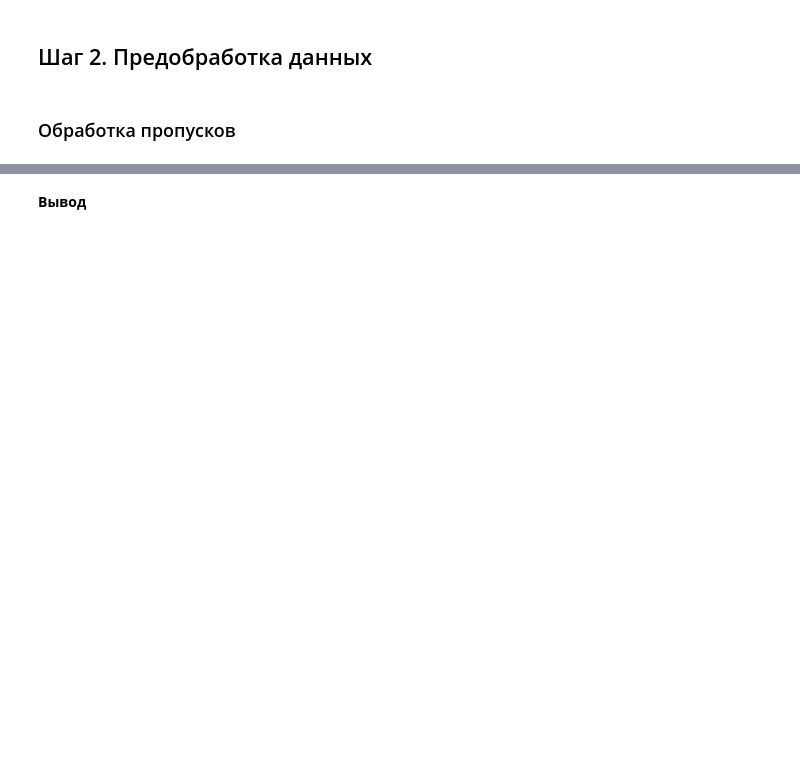
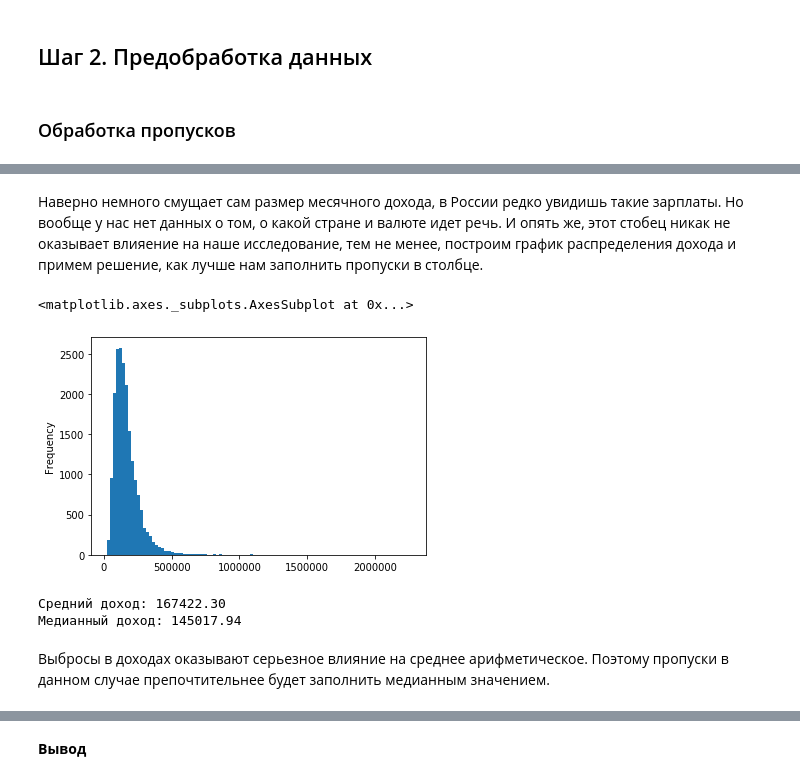
Before and after one commit to mazor86/praktikum_data_science, a Jupyter notebook: sprint_03/mazor86_sprint_03.ipynb, the cells around one changed output, grey strips where cells are left out. Cells and saved outputs as stored; diff of their text form; code cells hidden in the pictures; blank space fills up the shorter version.

```diff
--- a/sprint_03/mazor86_sprint_03.ipynb
+++ b/sprint_03/mazor86_sprint_03.ipynb
@@ -6,3 +9,13 @@
 Результаты исследования будут учтены при построении модели **кредитного скоринга** — специальной системы, которая оценивает способность потенциального заёмщика вернуть кредит банку.
 # %% [markdown]
 ## Шаг 1. Откройте файл с данными и изучите общую информацию
+# %%
+import pandas as pd
+
+try:
+    data = pd.read_csv('/datasets/data.csv')
+except FileNotFoundError:
+    data = pd.read_csv('data.csv')
+
+data.info()
+display(data.head(10))
@@ -14,0 +102,3 @@
+# %%
+data = data.drop(columns=['days_employed'])
+data.info()
@@ -14,0 +138,17 @@
+# %% [markdown]
+Наверно немного смущает сам размер месячного дохода, в России редко увидишь такие зарплаты. Но вообще у нас нет данных о том, о какой стране и валюте идет речь. И опять же, этот стобец никак не оказывает влияение на наше исследование, тем не менее, построим график распределения дохода и примем решение, как лучше нам заполнить пропуски в столбце.
+# %%
+data['total_income'].plot(kind='hist', bins=100)
+# %% [output]
+<matplotlib.axes._subplots.AxesSubplot at 0x...>
+[figure, added]
+# %%
+total_income_avg = data['total_income'].mean()
+print(f"Средний доход: {total_income_avg:.2f}")
+total_income_median = data['total_income'].median()
+print(f"Медианный доход: {total_income_median:.2f}")
+# %% [output]
+Средний доход: 167422.30
+Медианный доход: 145017.94
+# %% [markdown]
+Выбросы в доходах оказывают серьезное влияние на среднее арифметическое. Поэтому пропуски в данном случае препочтительнее будет заполнить медианным значением.
```
Also changed, not shown: parts of 37 cells of this notebook.
